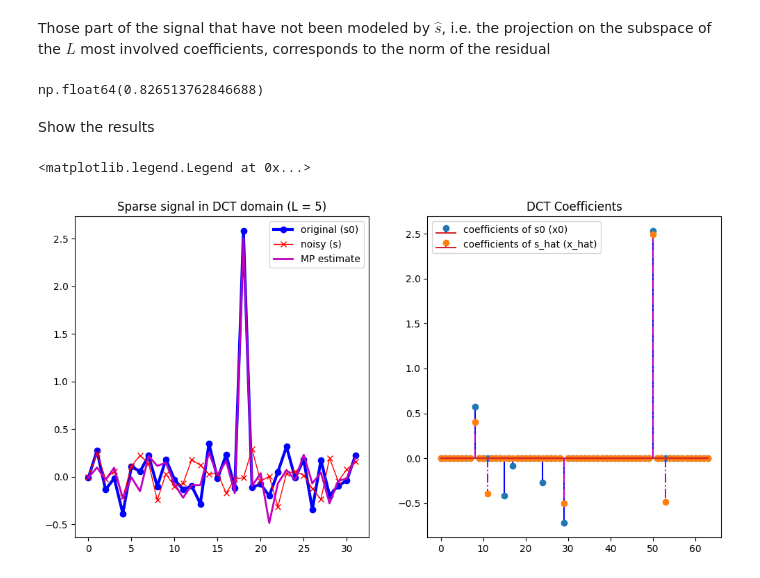
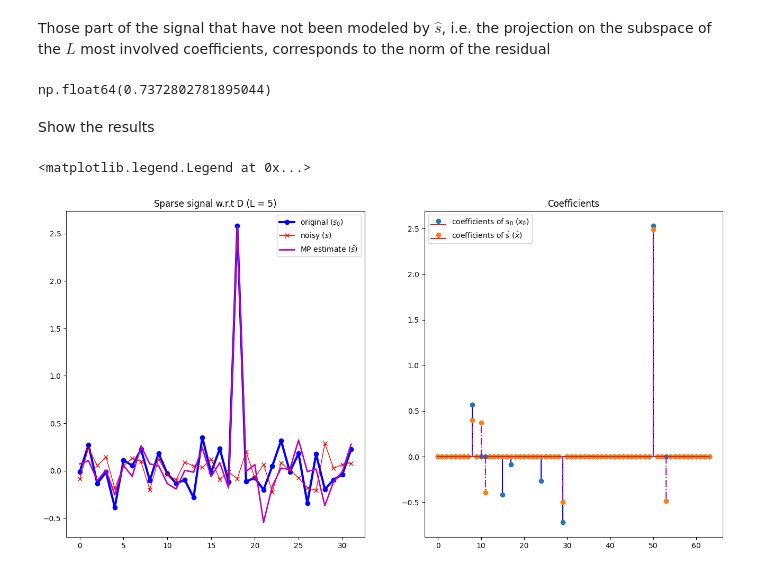
Before and after one commit to Thomas-Fabbris/MMIP-polimi, a Jupyter notebook: Assignments/lecture_6_matching_pursuit.ipynb, the cells around one changed output. Cells and saved outputs as stored; diff of their text form; code cells hidden in the pictures.

```diff
--- a/Assignments/lecture_6_matching_pursuit.ipynb
+++ b/Assignments/lecture_6_matching_pursuit.ipynb
@@ -130,7 +129,7 @@ $$
 Finally, remove the signal we have represented so far by updating the residual $r$,
 and compute again its norm
 # %%
-while np.count_nonzero(x_MP) < L and res_norm > MINIMUM_RES_NORM and l < 2*L:
+while np.count_nonzero(x_MP) < L + 1 and res_norm > MINIMUM_RES_NORM and l < 2*L:
 
     # Sweep step
     e = np.zeros(N)
@@ -157,24 +156,31 @@ to the norm of the residual
 res_norm_MP = np.linalg.norm(r)
 res_norm_MP
 # %% [output]
-np.float64(0.826513762846688)
+np.float64(0.7372802781895044)
 # %% [markdown]
 Show the results
 # %%
 LN_WDT = 2
 MRK_SZ = 10
 
-fix, ax = plt.subplots(1, 2, figsize=(12, 6))
+fix, ax = plt.subplots(1, 2, figsize=(16, 8))
 ax[0].plot(s0, 'b-o', linewidth=LN_WDT + 1)
 ax[0].plot(s, 'r-x', linewidth=LN_WDT - 1)
 ax[0].plot(s_hat_MP, 'm-', linewidth=LN_WDT)
-ax[0].set_title(f'Sparse signal in DCT domain (L = {L:.0f})')
-ax[0].legend(['original (s0)', 'noisy (s)', 'MP estimate'])
+ax[0].set_title(f'Sparse signal w.r.t D (L = {L:.0f})')
+ax[0].legend([
+    r'original ($s_0$)',
+    r'noisy ($s$)',
+    r'MP estimate ($\hat{s}$)'
+])
 
 ax[1].stem(x0, linefmt='b-', markerfmt='C0o')
 ax[1].stem(x_MP, linefmt='m-.', markerfmt='C1o')
-ax[1].set_title('DCT Coefficients')
-ax[1].legend(['coefficients of s0 (x0)', 'coefficients of s_hat (x_hat)'])
+ax[1].set_title('Coefficients')
+ax[1].legend([
+    r'coefficients of $s_0$ ($x_0$)',
+    r'coefficients of $\hat{s}$ ($\hat{x}$)'
+])
 # %% [output]
 <matplotlib.legend.Legend at 0x...>
-[figure, old version]
+[figure, new version]
```
Also changed, not shown: parts of 3 cells of this notebook, 1 other file.
